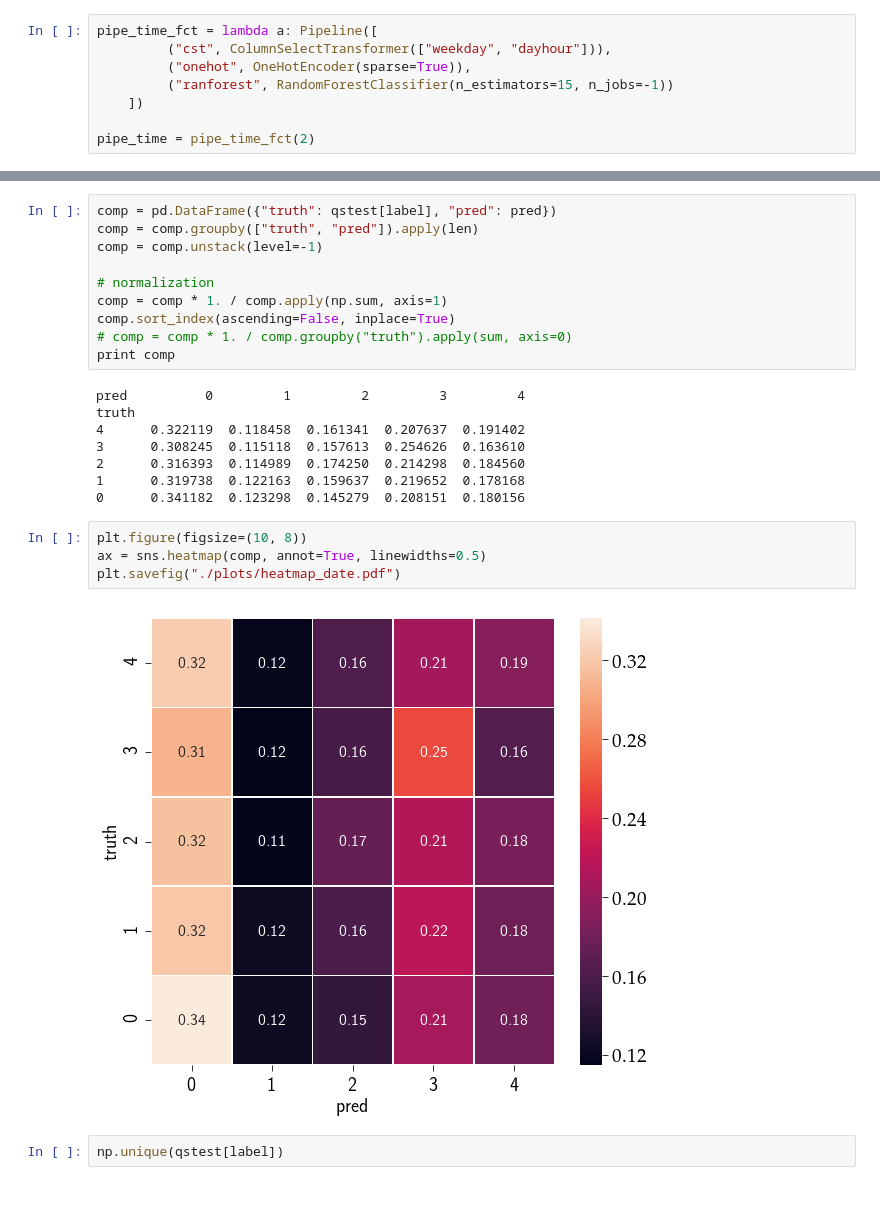
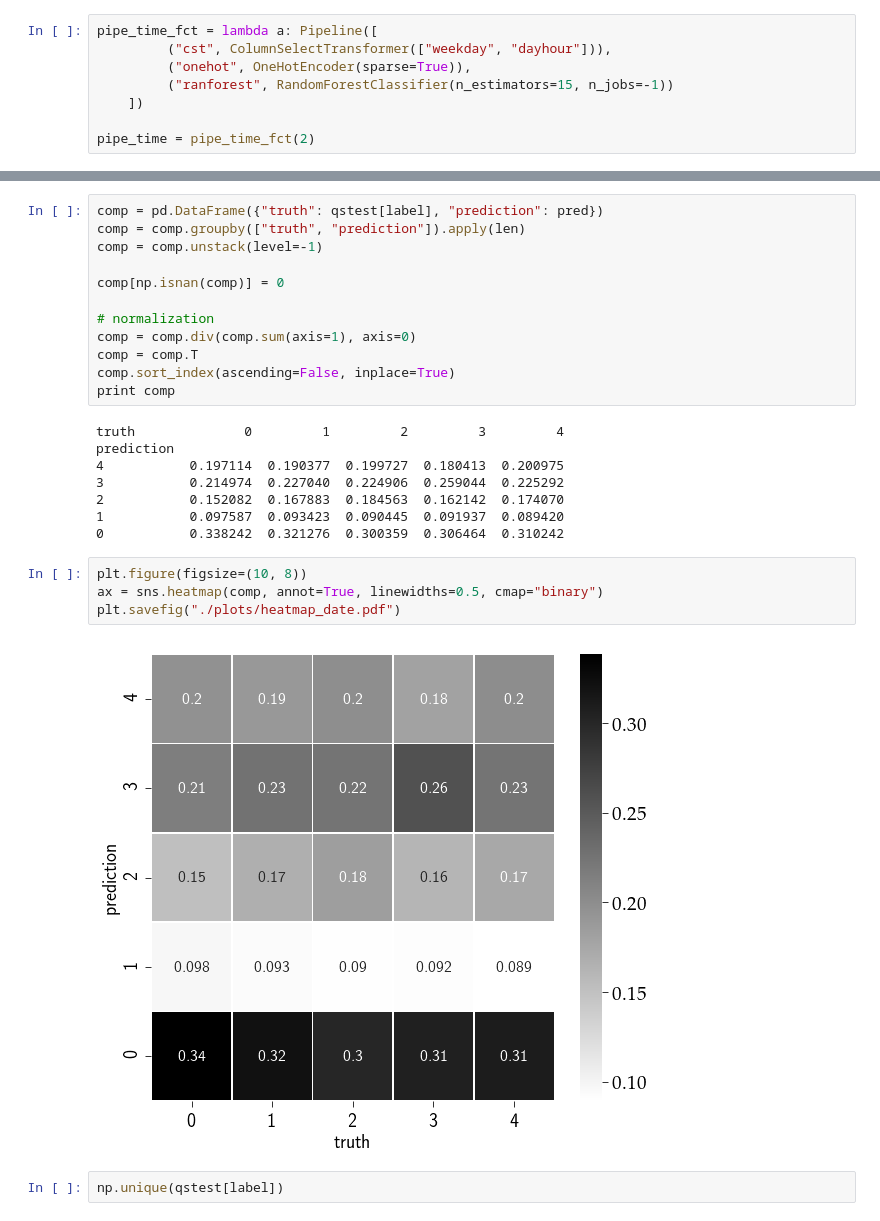
Before and after one commit to AkagiShigeru/incubator-overflow, a Jupyter notebook: stackoverflow-answer-category.ipynb, the cells around one changed output, grey strips where cells are left out. Cells and saved outputs as stored; diff of their text form.

```diff
--- a/stackoverflow-answer-category.ipynb
+++ b/stackoverflow-answer-category.ipynb
@@ -235,27 +235,29 @@ print np.sum(pred == qstest[label]) * 1. / len(pred)
 # %%
-comp = pd.DataFrame({"truth": qstest[label], "pred": pred})
-comp = comp.groupby(["truth", "pred"]).apply(len)
+comp = pd.DataFrame({"truth": qstest[label], "prediction": pred})
+comp = comp.groupby(["truth", "prediction"]).apply(len)
 comp = comp.unstack(level=-1)
 
+comp[np.isnan(comp)] = 0
+
 # normalization
-comp = comp * 1. / comp.apply(np.sum, axis=1)
+comp = comp.div(comp.sum(axis=1), axis=0)
+comp = comp.T
 comp.sort_index(ascending=False, inplace=True)
-# comp = comp * 1. / comp.groupby("truth").apply(sum, axis=0)
 print comp
 # %% [output]
-pred          0         1         2         3         4
-truth
-4      0.322119  0.118458  0.161341  0.207637  0.191402
-3      0.308245  0.115118  0.157613  0.254626  0.163610
-2      0.316393  0.114989  0.174250  0.214298  0.184560
-1      0.319738  0.122163  0.159637  0.219652  0.178168
-0      0.341182  0.123298  0.145279  0.208151  0.180156
+truth              0         1         2         3         4
+prediction
+4           0.197114  0.190377  0.199727  0.180413  0.200975
+3           0.214974  0.227040  0.224906  0.259044  0.225292
+2           0.152082  0.167883  0.184563  0.162142  0.174070
+1           0.097587  0.093423  0.090445  0.091937  0.089420
+0           0.338242  0.321276  0.300359  0.306464  0.310242
 # %%
 plt.figure(figsize=(10, 8))
-ax = sns.heatmap(comp, annot=True, linewidths=0.5)
+ax = sns.heatmap(comp, annot=True, linewidths=0.5, cmap="binary")
 plt.savefig("./plots/heatmap_date.pdf")
 # %% [output]
-[figure, old version]
+[figure, new version]
 # %%
 np.unique(qstest[label])
 # %% [output]
```
Also changed, not shown: parts of 22 cells of this notebook, 1 other file.
